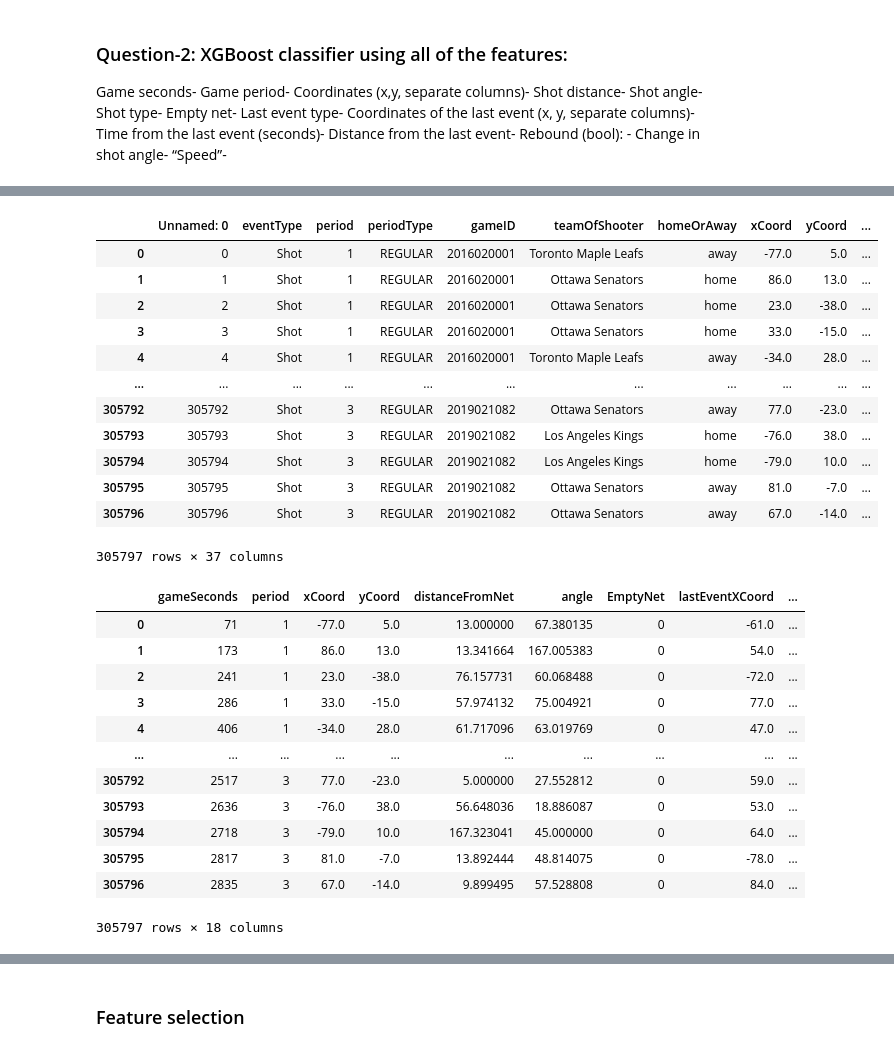
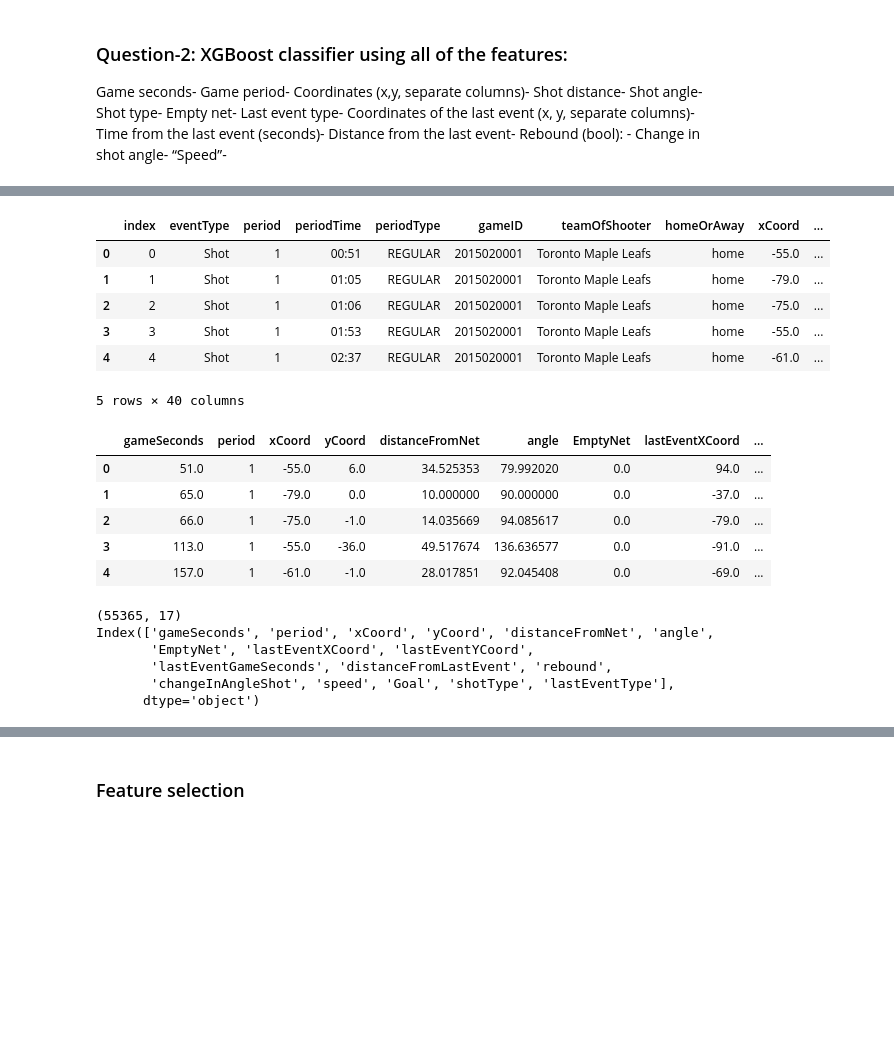
Before and after one commit to sorinmuchi/IFT6758, a Jupyter notebook: notebooks/5-AdvancedModels.ipynb, the cells around one changed output, grey strips where cells are left out. Drawn from its saved outputs; the diff is of its cells as text; code cells hidden in the pictures; blank space fills up the shorter version.

```diff
--- a/notebooks/5-AdvancedModels.ipynb
+++ b/notebooks/5-AdvancedModels.ipynb
@@ -250,7 +255,3 @@ Distance from the last event-
 Rebound (bool): -
 Change in shot angle-
 “Speed”-
-# %%
-pd.set_option('display.max_columns', None)
-df1=  pd.read_csv('../data/AllSeasonsM2Q4-Processed.csv')
-df1.columns
@@ -288,51 +258,49 @@ Index(['eventType', 'period', 'periodType', 'gameID', 'teamOfShooter',
 # %%
-df=pd.read_csv('../data/AllSeasonsM2Q4-Merged.csv')
+df=pd.read_csv('../data/trainingSet.csv')
 
-display(df)
+display(df.head())
 df['rebound']=df['rebound'].astype(int)
 
 FinalDf = df[['gameSeconds','period','xCoord','yCoord','distanceFromNet','angle','shotType','EmptyNet','lastEventType', 'lastEventXCoord',
-       'lastEventYCoord','lastEventGameSeconds','distanceFromLastEvent','rebound', 'lastEventAngle',
+       'lastEventYCoord','lastEventGameSeconds','distanceFromLastEvent','rebound',
        'changeInAngleShot', 'speed','Goal']]
 obj_df=FinalDf.select_dtypes(include=['object']).copy()
 
 FinalDf=FinalDf.drop(obj_df.columns, axis=1)
 
 obj_df=obj_df.apply(preprocessing.LabelEncoder().fit_transform)
 
 #Frame is the dataset used fpr xgboost later
 Frame=pd.concat([FinalDf,obj_df],axis=1)
 
 
-display(Frame)
+display(Frame.head())
 # %% [output]
-|  | Unnamed: 0 | eventType | period | periodType | gameID | teamOfShooter | homeOrAway | xCoord | yCoord | ... |
-| 0 | 0 | Shot | 1 | REGULAR | 2016020001 | Toronto Maple Leafs | away | -77.0 | 5.0 | ... |
-| 1 | 1 | Shot | 1 | REGULAR | 2016020001 | Ottawa Senators | home | 86.0 | 13.0 | ... |
-| 2 | 2 | Shot | 1 | REGULAR | 2016020001 | Ottawa Senators | home | 23.0 | -38.0 | ... |
-| 3 | 3 | Shot | 1 | REGULAR | 2016020001 | Ottawa Senators | home | 33.0 | -15.0 | ... |
-| 4 | 4 | Shot | 1 | REGULAR | 2016020001 | Toronto Maple Leafs | away | -34.0 | 28.0 | ... |
-| ... | ... | ... | ... | ... | ... | ... | ... | ... | ... | ... |
-| 305792 | 305792 | Shot | 3 | REGULAR | 2019021082 | Ottawa Senators | away | 77.0 | -23.0 | ... |
-| 305793 | 305793 | Shot | 3 | REGULAR | 2019021082 | Los Angeles Kings | home | -76.0 | 38.0 | ... |
-| 305794 | 305794 | Shot | 3 | REGULAR | 2019021082 | Los Angeles Kings | home | -79.0 | 10.0 | ... |
-| 305795 | 305795 | Shot | 3 | REGULAR | 2019021082 | Ottawa Senators | away | 81.0 | -7.0 | ... |
-| 305796 | 305796 | Shot | 3 | REGULAR | 2019021082 | Ottawa Senators | away | 67.0 | -14.0 | ... |
+|  | index | eventType | period | periodTime | periodType | gameID | teamOfShooter | homeOrAway | xCoord | ... |
+| 0 | 0 | Shot | 1 | 00:51 | REGULAR | 2015020001 | Toronto Maple Leafs | home | -55.0 | ... |
+| 1 | 1 | Shot | 1 | 01:05 | REGULAR | 2015020001 | Toronto Maple Leafs | home | -79.0 | ... |
+| 2 | 2 | Shot | 1 | 01:06 | REGULAR | 2015020001 | Toronto Maple Leafs | home | -75.0 | ... |
+| 3 | 3 | Shot | 1 | 01:53 | REGULAR | 2015020001 | Toronto Maple Leafs | home | -55.0 | ... |
+| 4 | 4 | Shot | 1 | 02:37 | REGULAR | 2015020001 | Toronto Maple Leafs | home | -61.0 | ... |
-305797 rows × 37 columns
+5 rows × 40 columns
 |  | gameSeconds | period | xCoord | yCoord | distanceFromNet | angle | EmptyNet | lastEventXCoord | ... |
-| 0 | 71 | 1 | -77.0 | 5.0 | 13.000000 | 67.380135 | 0 | -61.0 | ... |
-| 1 | 173 | 1 | 86.0 | 13.0 | 13.341664 | 167.005383 | 0 | 54.0 | ... |
-| 2 | 241 | 1 | 23.0 | -38.0 | 76.157731 | 60.068488 | 0 | -72.0 | ... |
-| 3 | 286 | 1 | 33.0 | -15.0 | 57.974132 | 75.004921 | 0 | 77.0 | ... |
-| 4 | 406 | 1 | -34.0 | 28.0 | 61.717096 | 63.019769 | 0 | 47.0 | ... |
-| ... | ... | ... | ... | ... | ... | ... | ... | ... | ... |
-| 305792 | 2517 | 3 | 77.0 | -23.0 | 5.000000 | 27.552812 | 0 | 59.0 | ... |
-| 305793 | 2636 | 3 | -76.0 | 38.0 | 56.648036 | 18.886087 | 0 | 53.0 | ... |
-| 305794 | 2718 | 3 | -79.0 | 10.0 | 167.323041 | 45.000000 | 0 | 64.0 | ... |
-| 305795 | 2817 | 3 | 81.0 | -7.0 | 13.892444 | 48.814075 | 0 | -78.0 | ... |
-| 305796 | 2835 | 3 | 67.0 | -14.0 | 9.899495 | 57.528808 | 0 | 84.0 | ... |
+| 0 | 51.0 | 1 | -55.0 | 6.0 | 34.525353 | 79.992020 | 0.0 | 94.0 | ... |
+| 1 | 65.0 | 1 | -79.0 | 0.0 | 10.000000 | 90.000000 | 0.0 | -37.0 | ... |
+| 2 | 66.0 | 1 | -75.0 | -1.0 | 14.035669 | 94.085617 | 0.0 | -79.0 | ... |
+| 3 | 113.0 | 1 | -55.0 | -36.0 | 49.517674 | 136.636577 | 0.0 | -91.0 | ... |
+| 4 | 157.0 | 1 | -61.0 | -1.0 | 28.017851 | 92.045408 | 0.0 | -69.0 | ... |
-305797 rows × 18 columns
 # %%
-X = Frame.drop('Goal', 1)
-y = Frame['Goal'].to_numpy()
+df_f = Frame.dropna()
+print(df_f.shape)
+print(df_f.columns)
+X = df_f.drop('Goal',axis=1)
+y = df_f['Goal'].to_numpy()
+
 X_trainXG_All, X_valXG_All, y_trainXG_All, y_valXG_All = train_test_split(X, y, test_size=0.2, random_state=0)
+# %% [output]
+(55365, 17)
+Index(['gameSeconds', 'period', 'xCoord', 'yCoord', 'distanceFromNet', 'angle',
+       'EmptyNet', 'lastEventXCoord', 'lastEventYCoord',
+       'lastEventGameSeconds', 'distanceFromLastEvent', 'rebound',
+       'changeInAngleShot', 'speed', 'Goal', 'shotType', 'lastEventType'],
+      dtype='object')
```
Also changed, not shown: parts of 19 cells of this notebook, 1 other file.
